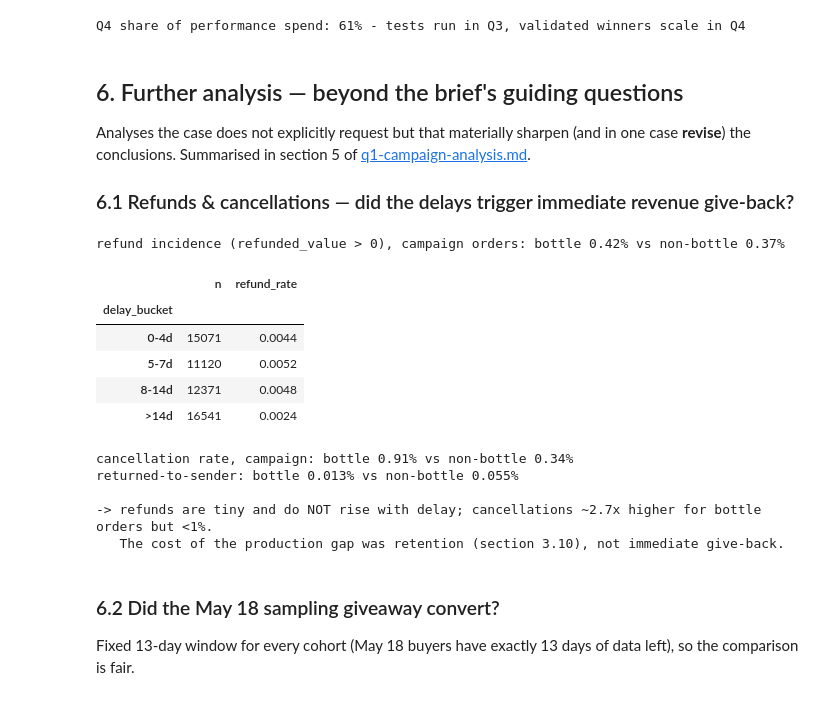
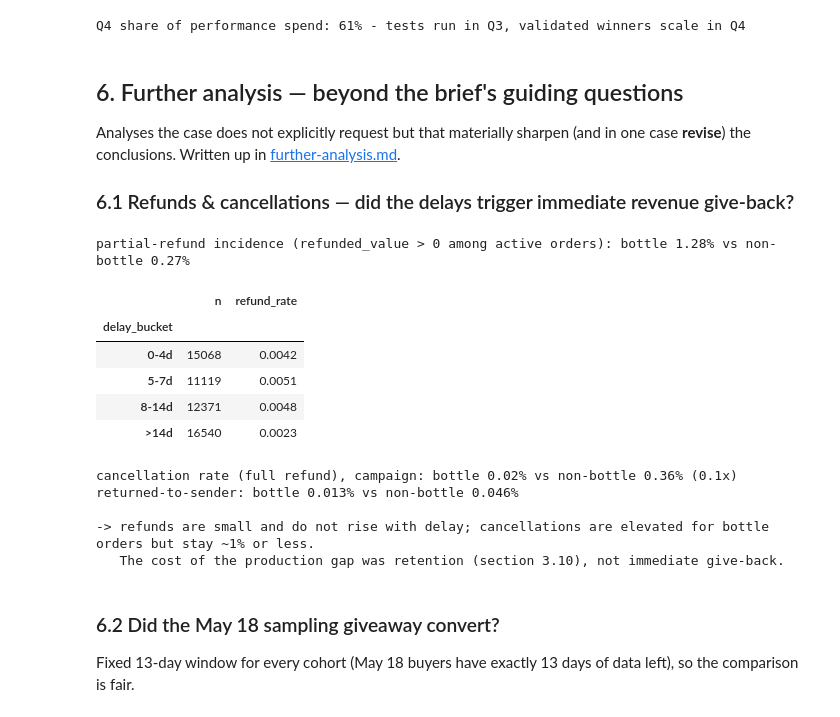
Before and after one commit to ugrodrigo/holy-case-rodrigo-uehara-guskuma, a Jupyter notebook: analysis.ipynb, the cells around one changed output. Cells and saved outputs as stored; diff of their text form; code cells hidden in the pictures.

```diff
--- a/analysis.ipynb
+++ b/analysis.ipynb
@@ -306,13 +333,14 @@ periods **pre** Apr 1–18 / **campaign** Apr 19–May 4 / **post** May 5–31.
 # %%
 orders = orders_raw.drop_duplicates("order_id").copy()
 
-# an order counts as cancelled only if ALL its shipment rows are cancelled/ignored
-stat = ship.groupby("order_id").shipment_status.apply(set)
-fully_cancelled = set(stat[stat.apply(lambda s: s <= {"cancelled", "ignored"})].index)
-orders["cancelled"] = orders.order_id.isin(fully_cancelled)
-print("orders deduped:", len(orders), "| fully cancelled (excluded):", orders.cancelled.sum())
+# cancelled orders - rule confirmed by the data owner: a fully refunded order is a cancellation.
+# Guard to gross > 0: zero-value sample orders (e.g. the May 18 giveaway) trivially satisfy refunded >= gross.
+orders["cancelled"] = (orders.gross_revenue > 0) & (orders.refunded_value >= orders.gross_revenue)
+print("orders deduped:", len(orders), "| cancelled by refund rule (excluded):", orders.cancelled.sum())
 
 o = orders[~orders.cancelled].copy()
+print("negative net_revenue remaining among active orders:", (o.net_revenue < 0).sum(),
+      "(edge cases where refund exceeds gross+shipping-tax; negligible)")
 
 def period(d):
     if d <= pd.Timestamp("2026-04-18"): return "1_pre"
@@ -323,6 +351,7 @@ PERIOD_DAYS = pd.Series({"1_pre": 18, "2_campaign": 16, "3_post": 27})
 
 # enriched line items: only active orders, joined to order context and product master
 items = items_raw[items_raw.order_id.isin(o.order_id)].copy()
+items = items[~items.component_sku.str.startswith("10-00-42-002")]   # syrup spare parts: data owner says out of scope
 items = items.merge(o[["order_id", "order_date", "shop", "customer_id", "is_first_order", "period"]], on="order_id")
 items = items.merge(products, left_on="component_sku", right_on="sku", how="left")
 items["cat"] = items.category.fillna("UNKNOWN")
@@ -1061,42 +1097,42 @@ Q4 share of performance spend: 61% - tests run in Q3, validated winners scale in
 ## 6. Further analysis — beyond the brief's guiding questions
 
 Analyses the case does not explicitly request but that materially sharpen (and in one case **revise**) the
-conclusions. Summarised in section 5 of [q1-campaign-analysis.md](docs/q1-campaign-analysis.md).
+conclusions. Written up in [further-analysis.md](docs/further-analysis.md).
 
 <a id="sec61"></a>
 ### 6.1 Refunds & cancellations — did the delays trigger immediate revenue give-back?
 # %%
 camp_od = od[od.period == "2_campaign"].copy()
-print("refund incidence (refunded_value > 0), campaign orders: bottle {:.2%} vs non-bottle {:.2%}".format(
+print("partial-refund incidence (refunded_value > 0 among active orders): bottle {:.2%} vs non-bottle {:.2%}".format(
     (camp_od[camp_od.has_bottle].refunded_value > 0).mean(), (camp_od[~camp_od.has_bottle].refunded_value > 0).mean()))
 camp_od["delay_bucket"] = pd.cut(camp_od.lag, [-1, 4, 7, 14, 100], labels=["0-4d", "5-7d", "8-14d", ">14d"])
 display(camp_od[camp_od.has_bottle].groupby("delay_bucket", observed=True)
         .agg(n=("order_id", "count"), refund_rate=("refunded_value", lambda s: (s > 0).mean())).round(4))
 
-# cancellation rate needs the cancelled orders back in scope
+# cancellation rate (data-owner rule: refunded >= gross) - cancelled orders back in scope for the denominator
 allo = orders.copy()
 allo["period"] = allo.order_date.apply(period)
 allo["has_bottle"] = allo.order_id.isin(set(items_raw[items_raw.component_sku.isin(BOTTLES)].order_id))
 ca = allo[allo.period == "2_campaign"]
-print("cancellation rate, campaign: bottle {:.2%} vs non-bottle {:.2%}".format(
-    ca[ca.has_bottle].cancelled.mean(), ca[~ca.has_bottle].cancelled.mean()))
+cb_rate, cn_rate = ca[ca.has_bottle].cancelled.mean(), ca[~ca.has_bottle].cancelled.mean()
+print("cancellation rate (full refund), campaign: bottle {:.2%} vs non-bottle {:.2%} ({:.1f}x)".format(cb_rate, cn_rate, cb_rate / cn_rate))
 rts = set(ship.loc[ship.delivery_status == "Returned to sender", "order_id"])
 print("returned-to-sender: bottle {:.3%} vs non-bottle {:.3%}".format(
     camp[camp.has_bottle].order_id.isin(rts).mean(), camp[~camp.has_bottle].order_id.isin(rts).mean()))
-print("\n-> refunds are tiny and do NOT rise with delay; cancellations ~2.7x higher for bottle orders but <1%.")
+print("\n-> refunds are small and do not rise with delay; cancellations are elevated for bottle orders but stay ~1% or less.")
 print("   The cost of the production gap was retention (section 3.10), not immediate give-back.")
 # %% [output]
-refund incidence (refunded_value > 0), campaign orders: bottle 0.42% vs non-bottle 0.37%
+partial-refund incidence (refunded_value > 0 among active orders): bottle 1.28% vs non-bottle 0.27%
 |  | n | refund_rate |
 | delay_bucket |  |  |
-| 0-4d | 15071 | 0.0044 |
-| 5-7d | 11120 | 0.0052 |
+| 0-4d | 15068 | 0.0042 |
+| 5-7d | 11119 | 0.0051 |
 | 8-14d | 12371 | 0.0048 |
-| >14d | 16541 | 0.0024 |
+| >14d | 16540 | 0.0023 |
-cancellation rate, campaign: bottle 0.91% vs non-bottle 0.34%
-returned-to-sender: bottle 0.013% vs non-bottle 0.055%
+cancellation rate (full refund), campaign: bottle 0.02% vs non-bottle 0.36% (0.1x)
+returned-to-sender: bottle 0.013% vs non-bottle 0.046%
 
--> refunds are tiny and do NOT rise with delay; cancellations ~2.7x higher for bottle orders but <1%.
+-> refunds are small and do not rise with delay; cancellations are elevated for bottle orders but stay ~1% or less.
    The cost of the production gap was retention (section 3.10), not immediate give-back.
 # %% [markdown]
 <a id="sec62"></a>
```
Also changed, not shown: parts of 26 cells of this notebook, 9 other files.
